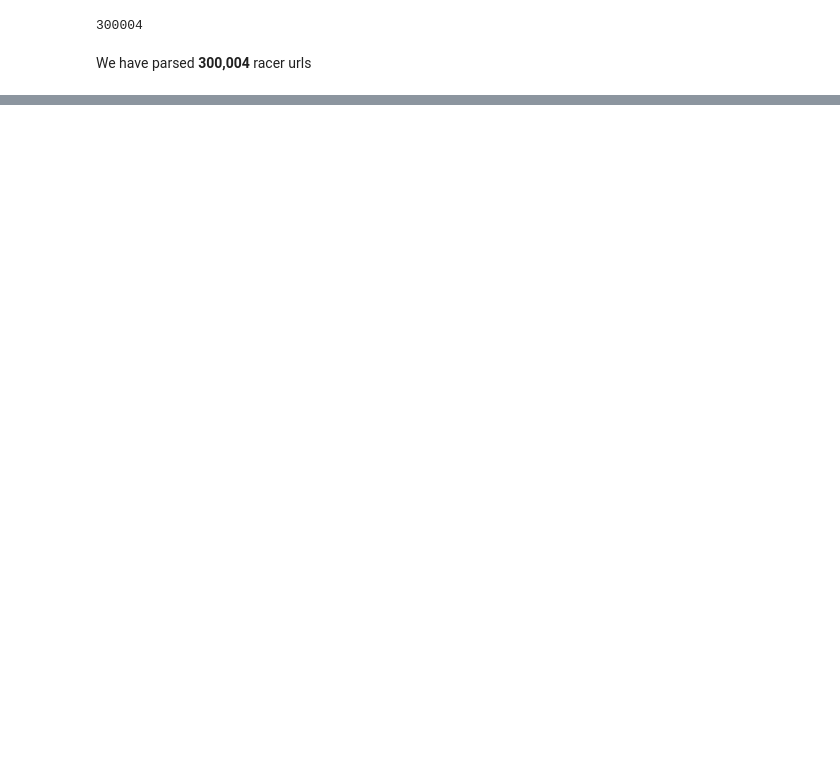
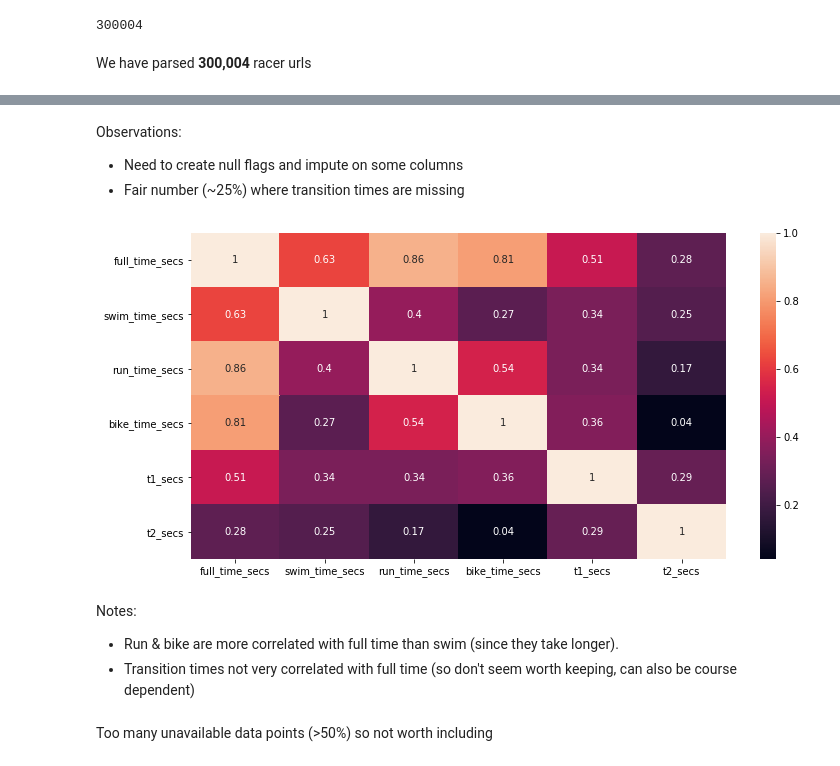
Before and after one commit to jgoffin/triathlon, a Jupyter notebook: triathlon.ipynb, the cells around one changed output, grey strips where cells are left out. Cells and saved outputs as stored; diff of their text form; code cells hidden in the pictures; blank space fills up the shorter version.

```diff
--- a/triathlon.ipynb
+++ b/triathlon.ipynb
@@ -156,0 +116,8 @@ driver.quit()
+# %%
+race_data['full_time_secs'] = race_data['full_time'].dt.total_seconds()
+race_data['swim_time_secs'] = race_data['swim_time'].dt.total_seconds()
+race_data['run_time_secs'] = race_data['run_time'].dt.total_seconds()
+race_data['bike_time_secs'] = race_data['bike_time'].dt.total_seconds()
+# %%
+race_data['t1_secs'] = race_data['t1'].dt.total_seconds()
+race_data['t2_secs'] = race_data['t2'].dt.total_seconds()
@@ -156,0 +126,2 @@ driver.quit()
+# %%
+train, test = train_test_split(race_data, test_size=0.20, random_state=42)
@@ -156,0 +159,16 @@ driver.quit()
+# %% [markdown]
+Observations:
+* Need to create null flags and impute on some columns
+* Fair number (~25%) where transition times are missing
+# %%
+corrMatrix = train[['full_time_secs','swim_time_secs', 'run_time_secs',
+                    'bike_time_secs', 't1_secs','t2_secs','age']].corr()
+# %%
+plt.figure(figsize=(12,6))
+corrPlot = sn.heatmap(corrMatrix, annot=True)
+# %% [output]
+[figure, added]
+# %% [markdown]
+Notes:
+* Run & bike are more correlated with full time than swim (since they take longer).
+* Transition times not very correlated with full time (so don't seem worth keeping, can also be course dependent)
@@ -156,0 +178,2 @@ driver.quit()
+# %% [markdown]
+Too many unavailable data points (>50%) so not worth including
```
Also changed, not shown: parts of 81 cells of this notebook, 3 other files.
